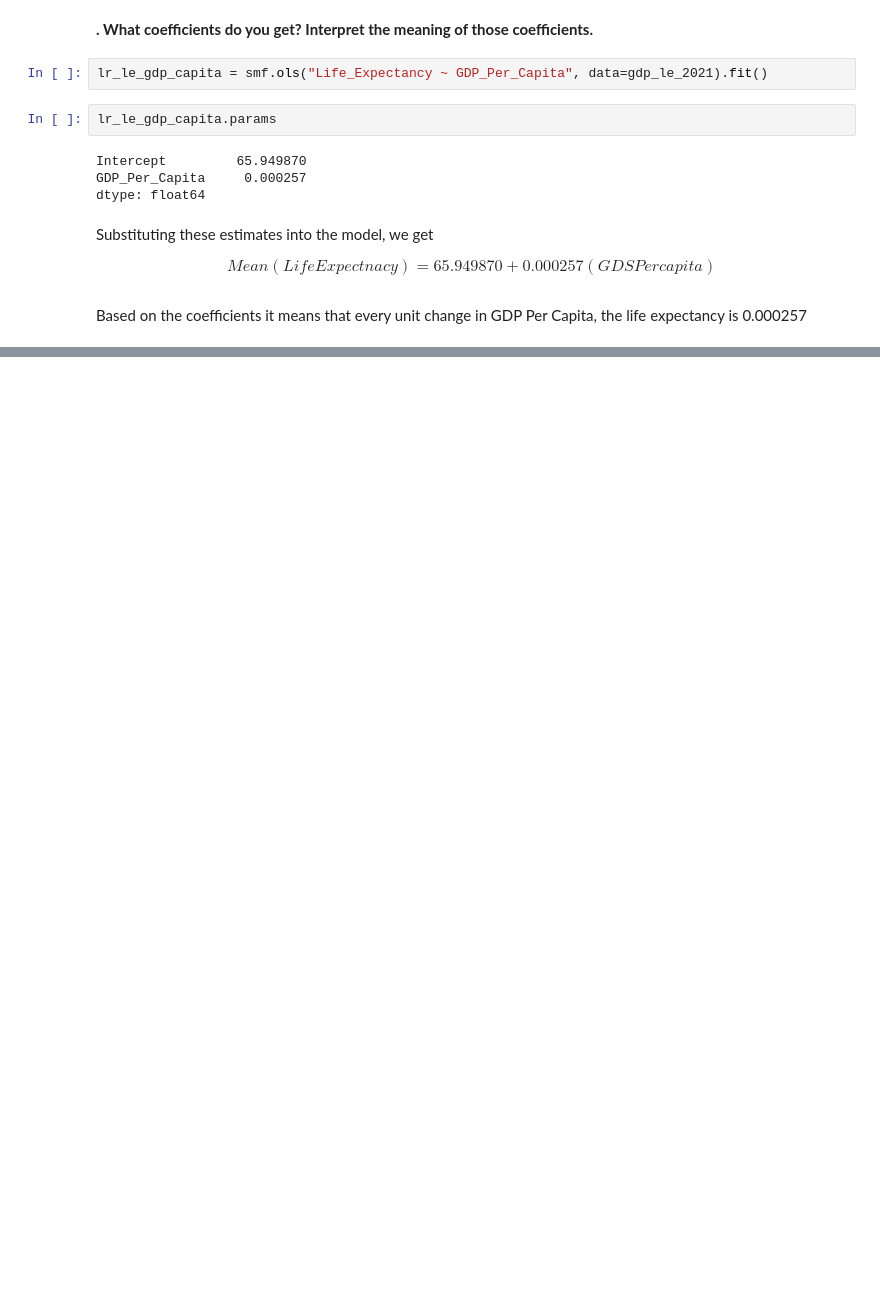
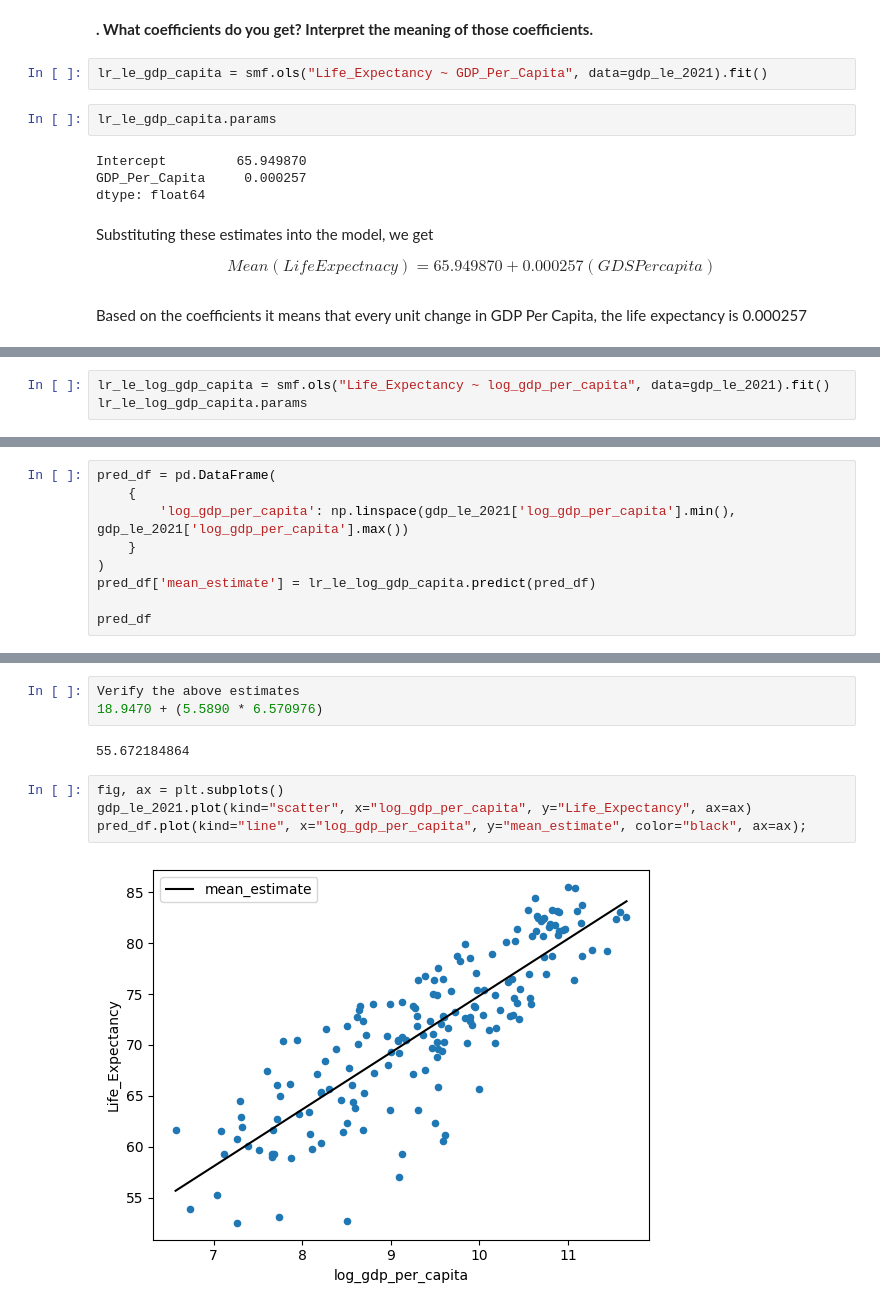
Before and after one commit to nss-data-science-cohort-8/un-exploration-ndpawar1981, a Jupyter notebook: Notebooks/UN_Data_Linear_Regression.ipynb, the cells around one changed output, grey strips where cells are left out. Saved outputs shown, nothing was run; the diff lists cells and outputs as text; blank space fills up the shorter version.

```diff
--- a/Notebooks/UN_Data_Linear_Regression.ipynb
+++ b/Notebooks/UN_Data_Linear_Regression.ipynb
@@ -199,0 +325,3 @@ Name: GDP_Per_Capita, Length: 173, dtype: float64
+# %%
+lr_le_log_gdp_capita = smf.ols("Life_Expectancy ~ log_gdp_per_capita", data=gdp_le_2021).fit()
+lr_le_log_gdp_capita.params
@@ -199,0 +376,9 @@ Name: GDP_Per_Capita, Length: 173, dtype: float64
+# %%
+pred_df = pd.DataFrame(
+    {
+        'log_gdp_per_capita': np.linspace(gdp_le_2021['log_gdp_per_capita'].min(), gdp_le_2021['log_gdp_per_capita'].max())
+    }
+)
+pred_df['mean_estimate'] = lr_le_log_gdp_capita.predict(pred_df)
+
+pred_df
@@ -199,0 +403,11 @@ Name: GDP_Per_Capita, Length: 173, dtype: float64
+# %%
+Verify the above estimates
+18.9470 + (5.5890 * 6.570976)
+# %% [output]
+55.672184864
+# %%
+fig, ax = plt.subplots()
+gdp_le_2021.plot(kind="scatter", x="log_gdp_per_capita", y="Life_Expectancy", ax=ax)
+pred_df.plot(kind="line", x="log_gdp_per_capita", y="mean_estimate", color="black", ax=ax);
+# %% [output]
+[figure, added]
```
Also changed, not shown: parts of 43 cells of this notebook.
